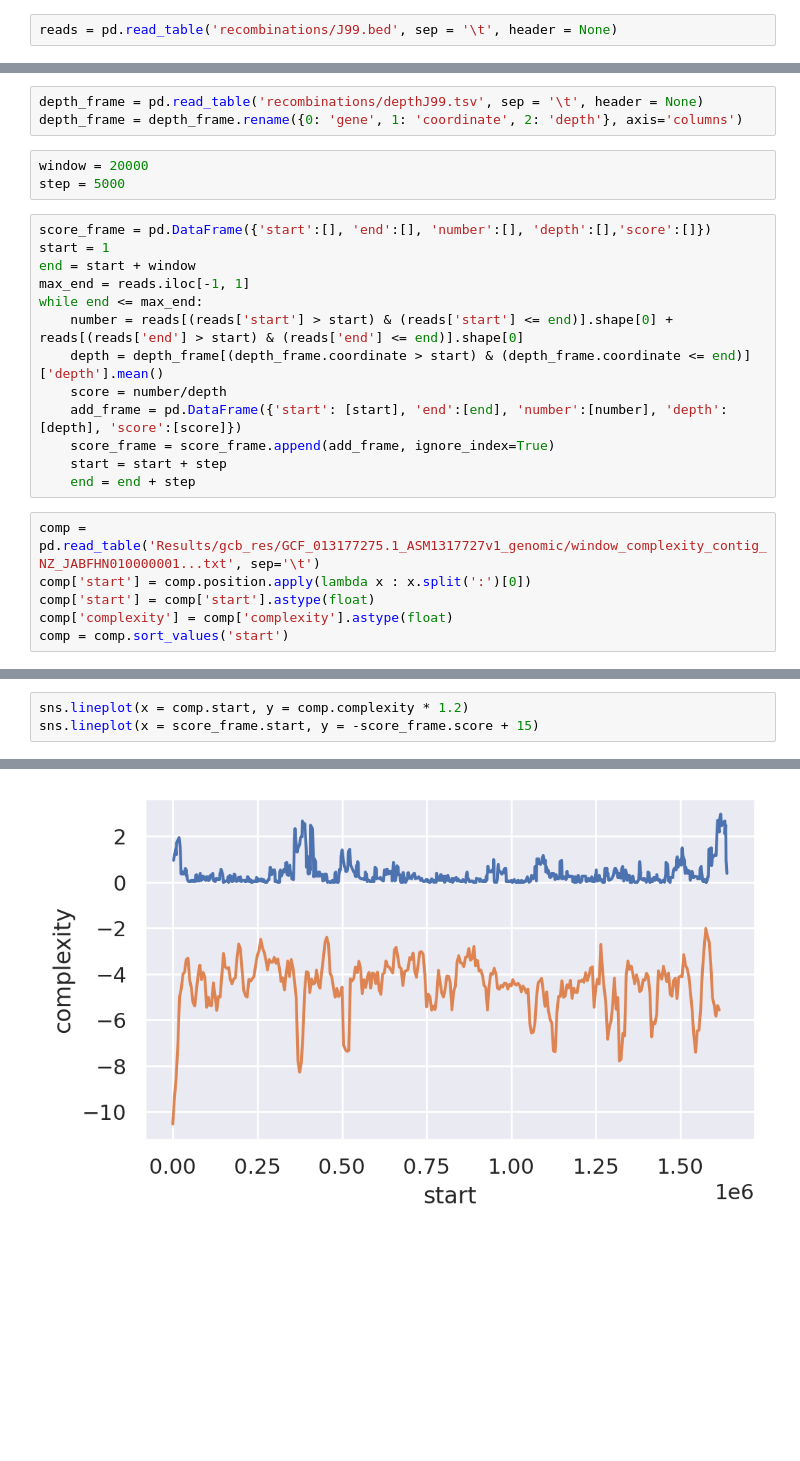
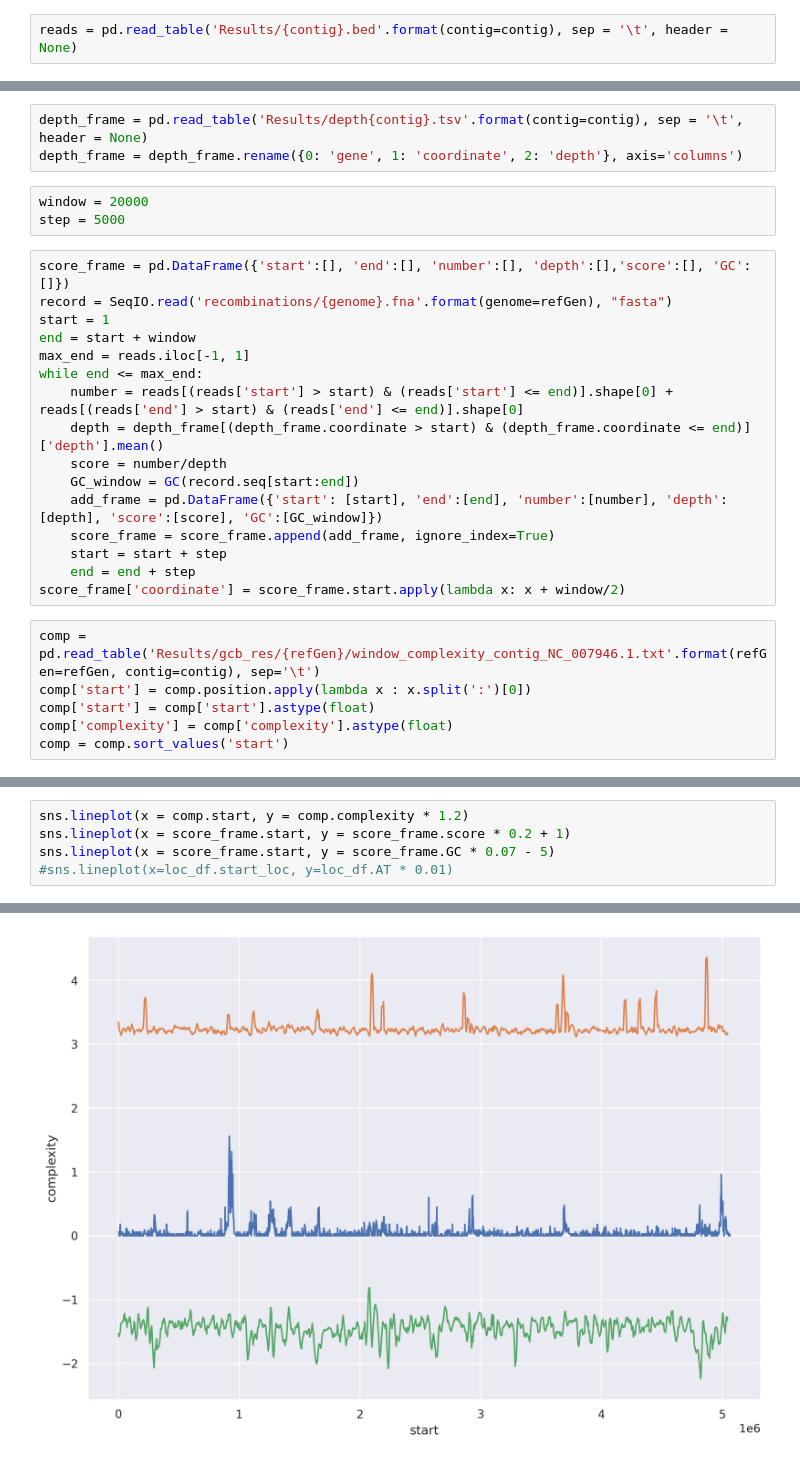
Before and after one commit to paraslonic/orthosnake, a Jupyter notebook: results.ipynb, the cells around one changed output, grey strips where cells are left out. Drawn from its saved outputs; the diff is of its cells as text; blank space fills up the shorter version.

```diff
--- a/results.ipynb
+++ b/results.ipynb
@@ -52,5 +118,5 @@ ortho_bool
 # %%
-reads = pd.read_table('recombinations/J99.bed', sep = '\t', header = None)
+reads = pd.read_table('Results/{contig}.bed'.format(contig=contig), sep = '\t', header = None)
 # %%
 reads = reads.iloc[:, [1,2]]
 reads = reads.rename({1: 'start', 2: 'end'}, axis='columns')
@@ -59,13 +125,14 @@ reads = reads.rename({1: 'start', 2: 'end'}, axis='columns')
 reads.loc[:, 'start'] = reads['start'].apply(lambda x: x+1)
 reads.loc[:, 'end'] = reads['end'].apply(lambda x: x+1)
 # %%
-depth_frame = pd.read_table('recombinations/depthJ99.tsv', sep = '\t', header = None)
+depth_frame = pd.read_table('Results/depth{contig}.tsv'.format(contig=contig), sep = '\t', header = None)
 depth_frame = depth_frame.rename({0: 'gene', 1: 'coordinate', 2: 'depth'}, axis='columns')
 # %%
 window = 20000
 step = 5000
 # %%
-score_frame = pd.DataFrame({'start':[], 'end':[], 'number':[], 'depth':[],'score':[]})
+score_frame = pd.DataFrame({'start':[], 'end':[], 'number':[], 'depth':[],'score':[], 'GC':[]})
+record = SeqIO.read('recombinations/{genome}.fna'.format(genome=refGen), "fasta")
 start = 1
 end = start + window
 max_end = reads.iloc[-1, 1]
@@ -73,12 +140,14 @@ while end <= max_end:
     number = reads[(reads['start'] > start) & (reads['start'] <= end)].shape[0] + reads[(reads['end'] > start) & (reads['end'] <= end)].shape[0]
     depth = depth_frame[(depth_frame.coordinate > start) & (depth_frame.coordinate <= end)]['depth'].mean()
     score = number/depth
-    add_frame = pd.DataFrame({'start': [start], 'end':[end], 'number':[number], 'depth':[depth], 'score':[score]})
+    GC_window = GC(record.seq[start:end])
+    add_frame = pd.DataFrame({'start': [start], 'end':[end], 'number':[number], 'depth':[depth], 'score':[score], 'GC':[GC_window]})
     score_frame = score_frame.append(add_frame, ignore_index=True)
     start = start + step
     end = end + step
+score_frame['coordinate'] = score_frame.start.apply(lambda x: x + window/2)
 # %%
-comp = pd.read_table('Results/gcb_res/GCF_013177275.1_ASM1317727v1_genomic/window_complexity_contig_NZ_JABFHN010000001...txt', sep='\t')
+comp = pd.read_table('Results/gcb_res/{refGen}/window_complexity_contig_NC_007946.1.txt'.format(refGen=refGen, contig=contig), sep='\t')
 comp['start'] = comp.position.apply(lambda x : x.split(':')[0])
 comp['start'] = comp['start'].astype(float)
 comp['complexity'] = comp['complexity'].astype(float)
@@ -86,6 +160,8 @@ comp = comp.sort_values('start')
 # %%
 sns.lineplot(x = comp.start, y = comp.complexity * 1.2)
-sns.lineplot(x = score_frame.start, y = -score_frame.score + 15)
+sns.lineplot(x = score_frame.start, y = score_frame.score * 0.2 + 1)
+sns.lineplot(x = score_frame.start, y = score_frame.GC * 0.07 - 5)
+#sns.lineplot(x=loc_df.start_loc, y=loc_df.AT * 0.01)
 # %% [output]
 <AxesSubplot:xlabel='start', ylabel='complexity'>
-[figure, old version]
+[figure, new version]
```
Also changed, not shown: parts of 22 cells of this notebook, 1 other file.
